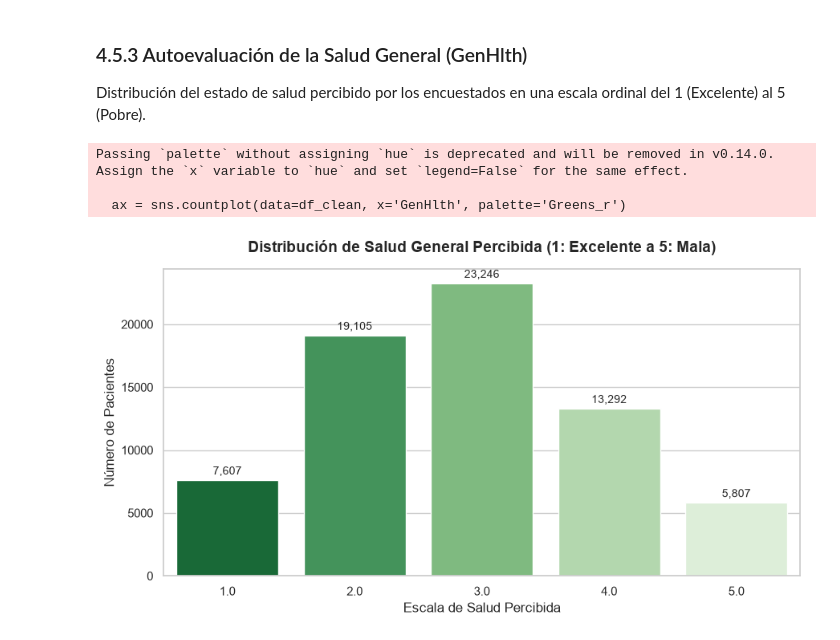
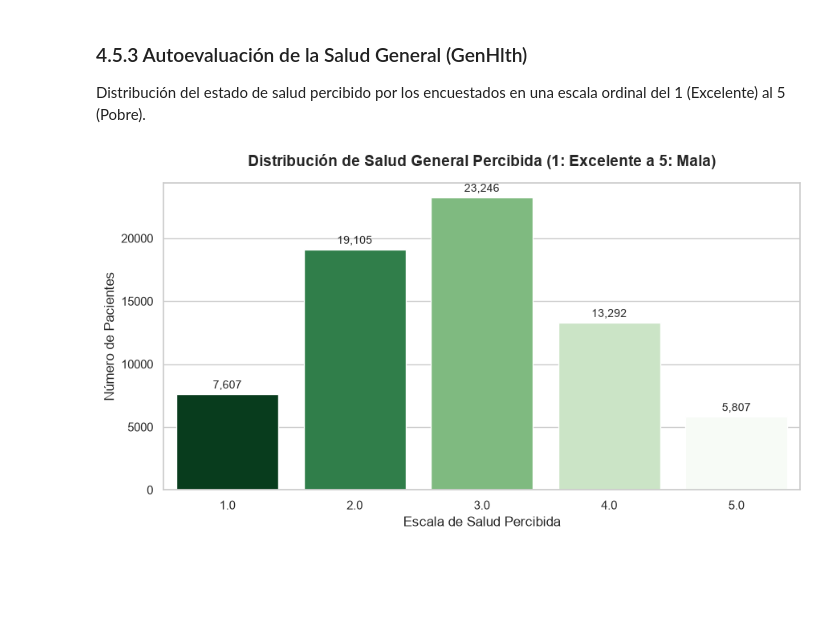
Before and after one commit to PDguezPgr/proyecto-eda-diabetes, a Jupyter notebook: eda_diabetes.ipynb, the cells around one changed output. Drawn from its saved outputs; the diff is of its cells as text; code cells hidden in the pictures; blank space fills up the shorter version.

```diff
--- a/eda_diabetes.ipynb
+++ b/eda_diabetes.ipynb
@@ -320,0 +279,26 @@ Passing `palette` without assigning `hue` is deprecated and will be removed in v
+# %%
+# Calcular frecuencias absolutas y porcentajes
+conteo_diabetes = df_clean['Diabetes_Label'].value_counts()
+porcentajes_diabetes = df_clean['Diabetes_Label'].value_counts(normalize=True) * 100
+
+print("Frecuencia absoluta de la variable objetivo:")
+print(conteo_diabetes)
+print("\nDistribución porcentual:")
+print(porcentajes_diabetes.round(2).astype(str) + '%')
+
+# Visualización con Gráfico de Barras (sin advertencias)
+plt.figure(figsize=(8, 5))
+ax = sns.countplot(data=df_clean, x='Diabetes_Label', hue='Diabetes_Label', palette=paleta_salud, legend=False)
+
+plt.title('Distribución de la Variable Objetivo (Diagnóstico de Diabetes)', fontsize=14, fontweight='bold', pad=15)
+plt.xlabel('Diagnóstico', fontsize=12)
+plt.ylabel('Número de Pacientes', fontsize=12)
+
+# Añadir etiquetas de valor sobre las barras
+for p in ax.patches:
+    ax.annotate(f'{int(p.get_height()):,}\n({p.get_height()/len(df_clean)*100:.1f}%)',
+                (p.get_x() + p.get_width() / 2., p.get_height() / 2),
+                ha='center', va='center', fontsize=11, color='white', fontweight='bold')
+
+plt.tight_layout()
+plt.show()
@@ -423,25 +414,22 @@ plt.show()
 # %% [markdown]
 ### 4.5.3 Autoevaluación de la Salud General (GenHlth)
 Distribución del estado de salud percibido por los encuestados en una escala ordinal del 1 (Excelente) al 5 (Pobre).
-# %%
-# Gráfico de Barras: Salud General Percibida
-plt.figure(figsize=(9, 5))
-ax = sns.countplot(data=df_clean, x='GenHlth', palette='Greens_r')
-
-plt.title('Distribución de Salud General Percibida (1: Excelente a 5: Mala)', fontsize=14, fontweight='bold', pad=15)
-plt.xlabel('Escala de Salud Percibida', fontsize=12)
-plt.ylabel('Número de Pacientes', fontsize=12)
-
-# Etiquetas numéricas sobre las barras
-for p in ax.patches:
-    ax.annotate(f'{int(p.get_height()):,}',
-                (p.get_x() + p.get_width() / 2., p.get_height()),
-                ha='center', va='bottom', fontsize=10, xytext=(0, 3), textcoords='offset points')
-
-plt.tight_layout()
-plt.show()
-# %% [output]
-Passing `palette` without assigning `hue` is deprecated and will be removed in v0.14.0. Assign the `x` variable to `hue` and set `legend=False` for the same effect.
-
-  ax = sns.countplot(data=df_clean, x='GenHlth', palette='Greens_r')
-[figure, removed]
+# %%
+# Gráfico de Barras: Salud General Percibida
+plt.figure(figsize=(9, 5))
+ax = sns.countplot(data=df_clean, x='GenHlth', hue='GenHlth', palette='Greens_r', legend=False)
+
+plt.title('Distribución de Salud General Percibida (1: Excelente a 5: Mala)', fontsize=14, fontweight='bold', pad=15)
+plt.xlabel('Escala de Salud Percibida', fontsize=12)
+plt.ylabel('Número de Pacientes', fontsize=12)
+
+# Etiquetas numéricas sobre las barras
+for p in ax.patches:
+    ax.annotate(f'{int(p.get_height()):,}',
+                (p.get_x() + p.get_width() / 2., p.get_height()),
+                ha='center', va='bottom', fontsize=10, xytext=(0, 3), textcoords='offset points')
+
+plt.tight_layout()
+plt.show()
+# %% [output]
+[figure, added]
```
Also changed, not shown: parts of 15 cells of this notebook.
